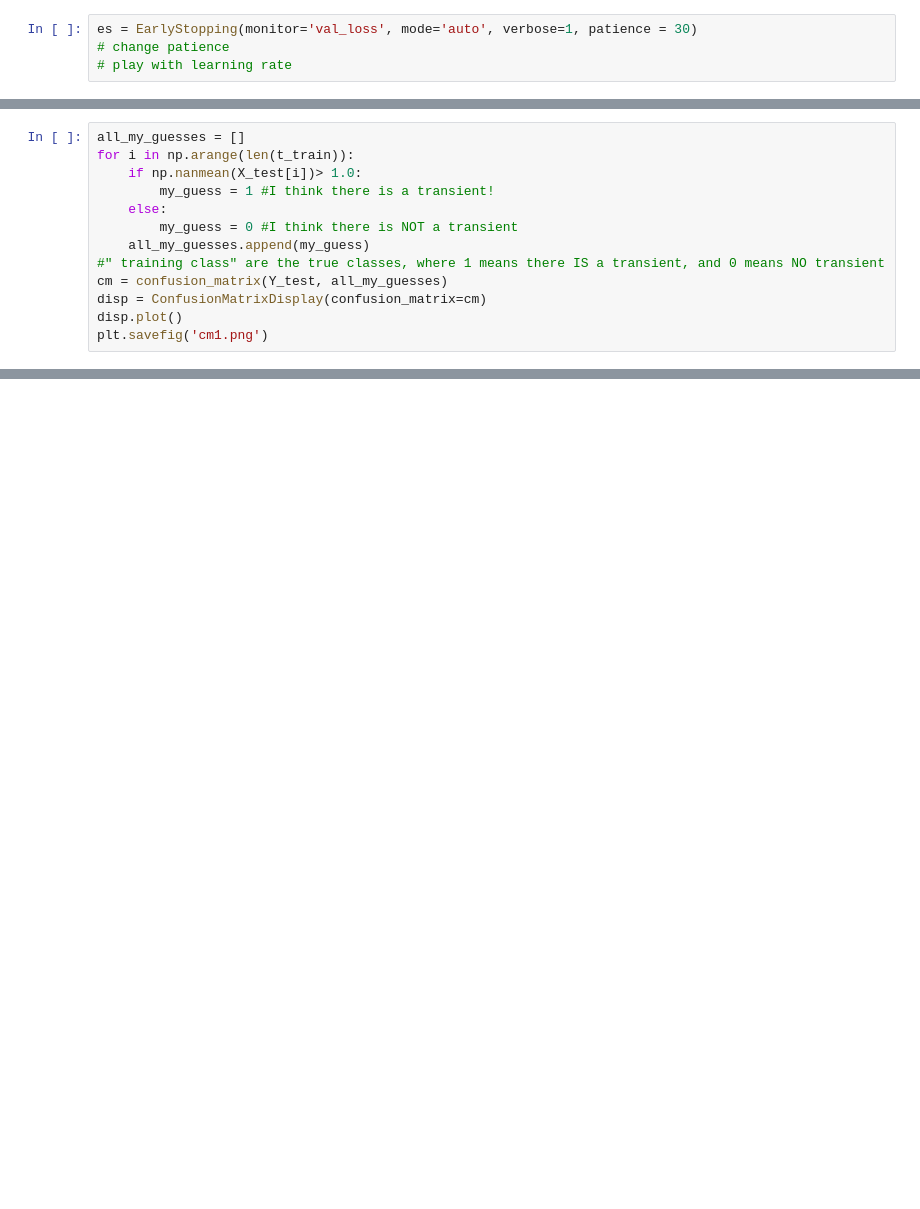
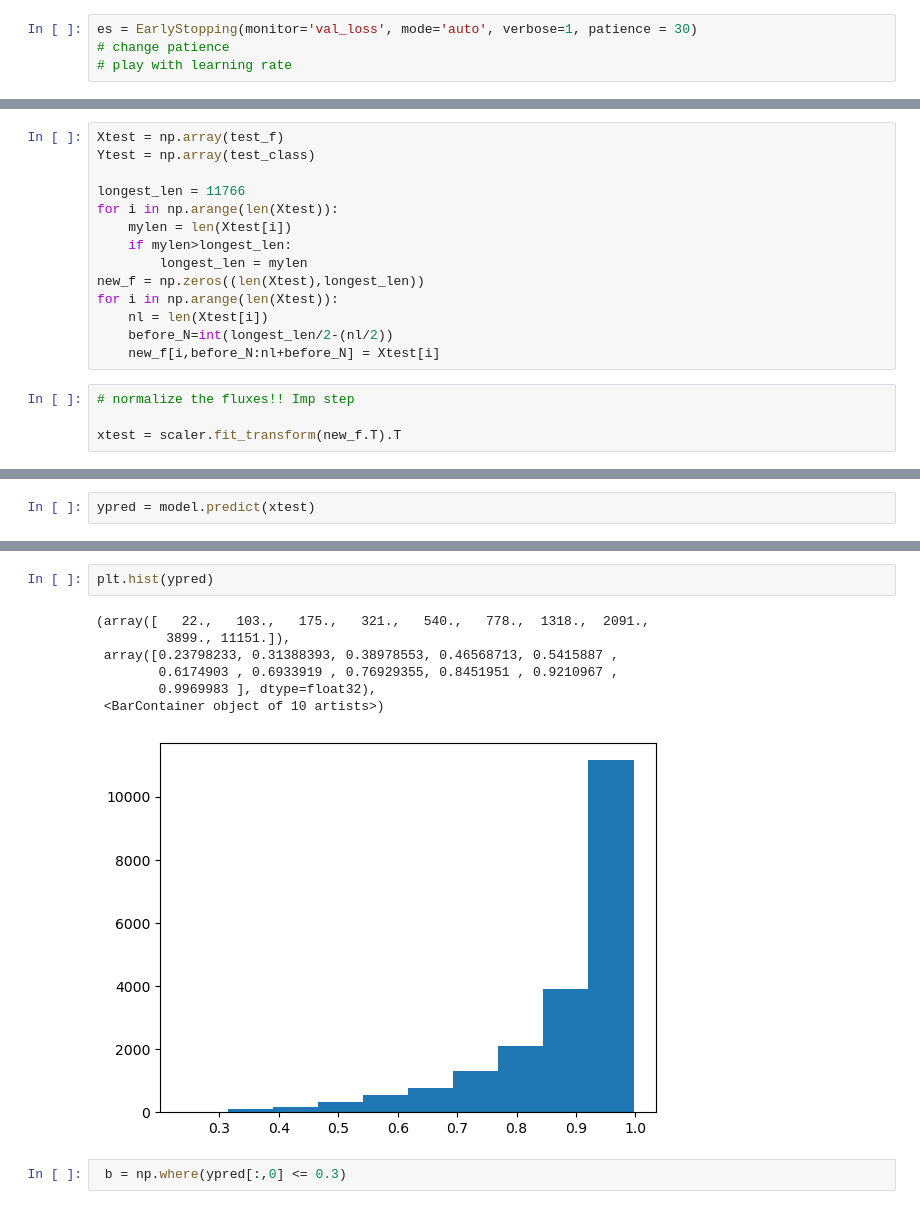
Before and after one commit to Aish-u/More-unpopular, a Jupyter notebook: pipelinefiles/More_unpopularrr.ipynb, the cells around one changed output, grey strips where cells are left out. Drawn from its saved outputs; the diff is of its cells as text; blank space fills up the shorter version.

Commit message:
testing
testing and increased accuracy of model

```diff
--- a/pipelinefiles/More_unpopularrr.ipynb
+++ b/pipelinefiles/More_unpopularrr.ipynb
@@ -264,13 +268,0 @@ t_train = new_training_t[0:3000]
-# %%
-all_my_guesses = []
-for i in np.arange(len(t_train)):
-    if np.nanmean(X_test[i])> 1.0:
-        my_guess = 1 #I think there is a transient!
-    else:
-        my_guess = 0 #I think there is NOT a transient
-    all_my_guesses.append(my_guess)
-#" training class" are the true classes, where 1 means there IS a transient, and 0 means NO transient
-cm = confusion_matrix(Y_test, all_my_guesses)
-disp = ConfusionMatrixDisplay(confusion_matrix=cm)
-disp.plot()
-plt.savefig('cm1.png')
@@ -278,0 +331,18 @@ IndexError: index 999 is out of bounds for axis 0 with size 999
+# %%
+Xtest = np.array(test_f)
+Ytest = np.array(test_class)
+
+longest_len = 11766
+for i in np.arange(len(Xtest)):
+    mylen = len(Xtest[i])
+    if mylen>longest_len:
+        longest_len = mylen
+new_f = np.zeros((len(Xtest),longest_len))
+for i in np.arange(len(Xtest)):
+    nl = len(Xtest[i])
+    before_N=int(longest_len/2-(nl/2))
+    new_f[i,before_N:nl+before_N] = Xtest[i]
+# %%
+# normalize the fluxes!! Imp step
+
+xtest = scaler.fit_transform(new_f.T).T
@@ -278,0 +351,2 @@ IndexError: index 999 is out of bounds for axis 0 with size 999
+# %%
+ypred = model.predict(xtest)
@@ -278,0 +355,12 @@ IndexError: index 999 is out of bounds for axis 0 with size 999
+# %%
+plt.hist(ypred)
+# %% [output]
+(array([   22.,   103.,   175.,   321.,   540.,   778.,  1318.,  2091.,
+         3899., 11151.]),
+ array([0.23798233, 0.31388393, 0.38978553, 0.46568713, 0.5415887 ,
+        0.6174903 , 0.6933919 , 0.76929355, 0.8451951 , 0.9210967 ,
+        0.9969983 ], dtype=float32),
+ <BarContainer object of 10 artists>)
+[figure, added]
+# %%
+ b = np.where(ypred[:,0] <= 0.3)
```
Also changed, not shown: parts of 44 cells of this notebook, 12 other files.
